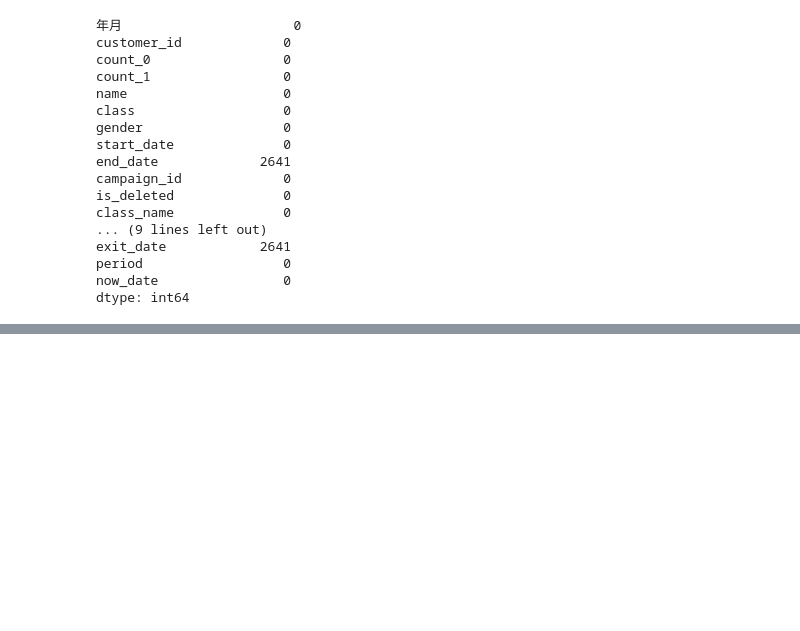
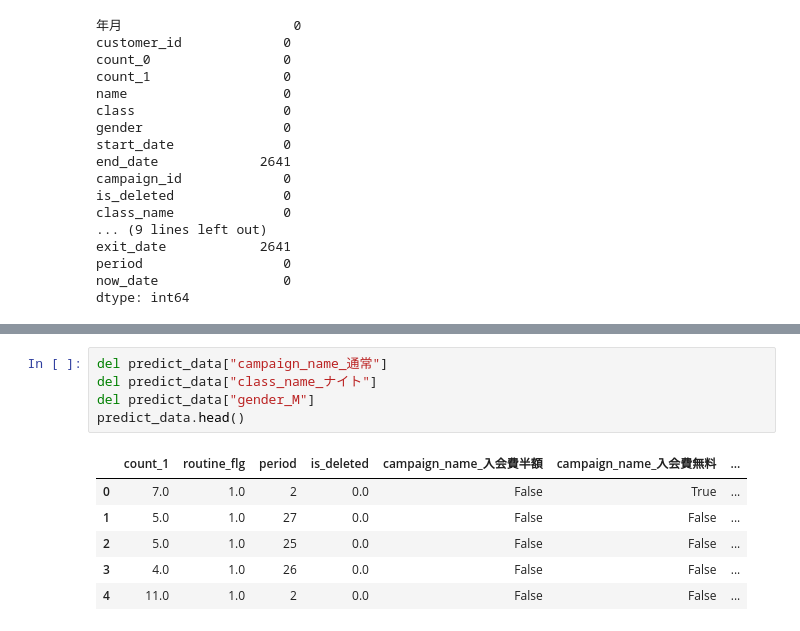
Before and after one commit to KodaiTakano/DataAnalysis100, a Jupyter notebook: session5/session5.ipynb, the cells around one changed output, grey strips where cells are left out. Drawn from its saved outputs; the diff is of its cells as text; blank space fills up the shorter version.

```diff
--- a/session5/session5.ipynb
+++ b/session5/session5.ipynb
@@ -211,0 +233,12 @@ dtype: int64
+# %%
+del predict_data["campaign_name_通常"]
+del predict_data["class_name_ナイト"]
+del predict_data["gender_M"]
+predict_data.head()
+# %% [output]
+|  | count_1 | routine_flg | period | is_deleted | campaign_name_入会費半額 | campaign_name_入会費無料 | ... |
+| 0 | 7.0 | 1.0 | 2 | 0.0 | False | True | ... |
+| 1 | 5.0 | 1.0 | 27 | 0.0 | False | False | ... |
+| 2 | 5.0 | 1.0 | 25 | 0.0 | False | False | ... |
+| 3 | 4.0 | 1.0 | 26 | 0.0 | False | False | ... |
+| 4 | 11.0 | 1.0 | 2 | 0.0 | False | False | ... |
```
Also changed, not shown: parts of 5 cells of this notebook.
